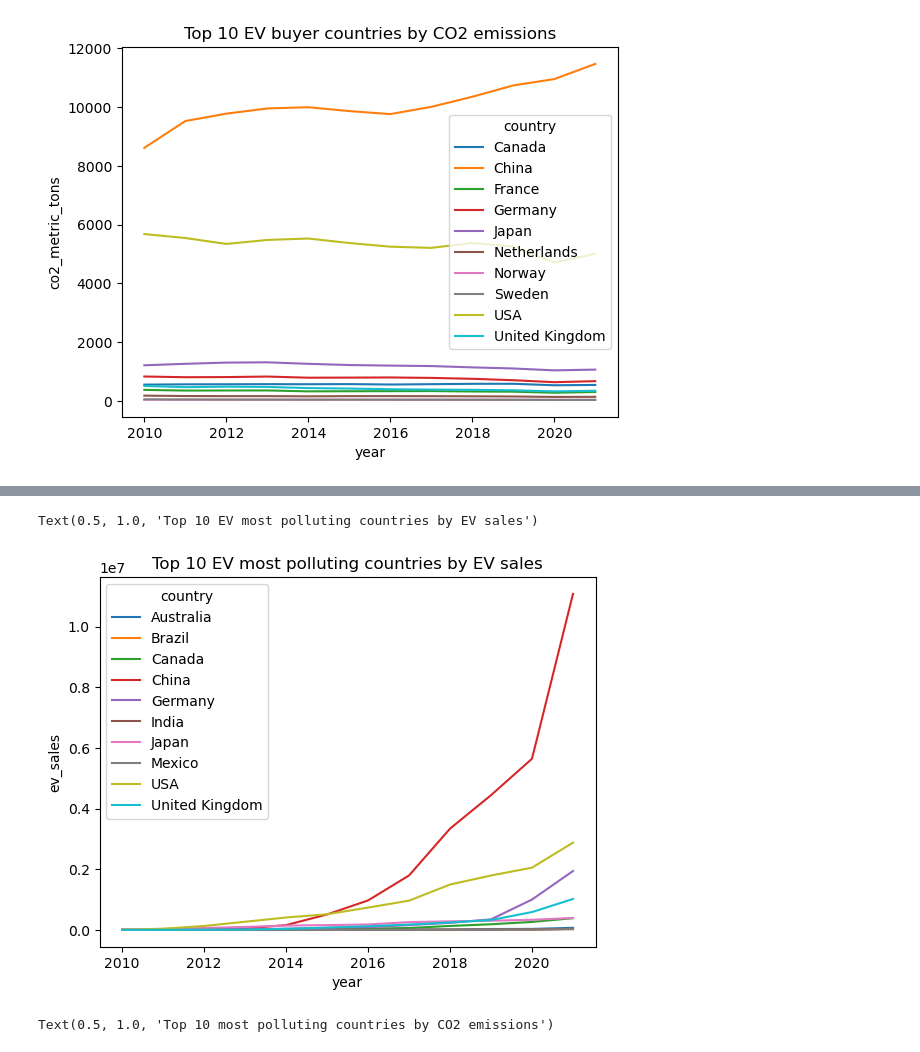
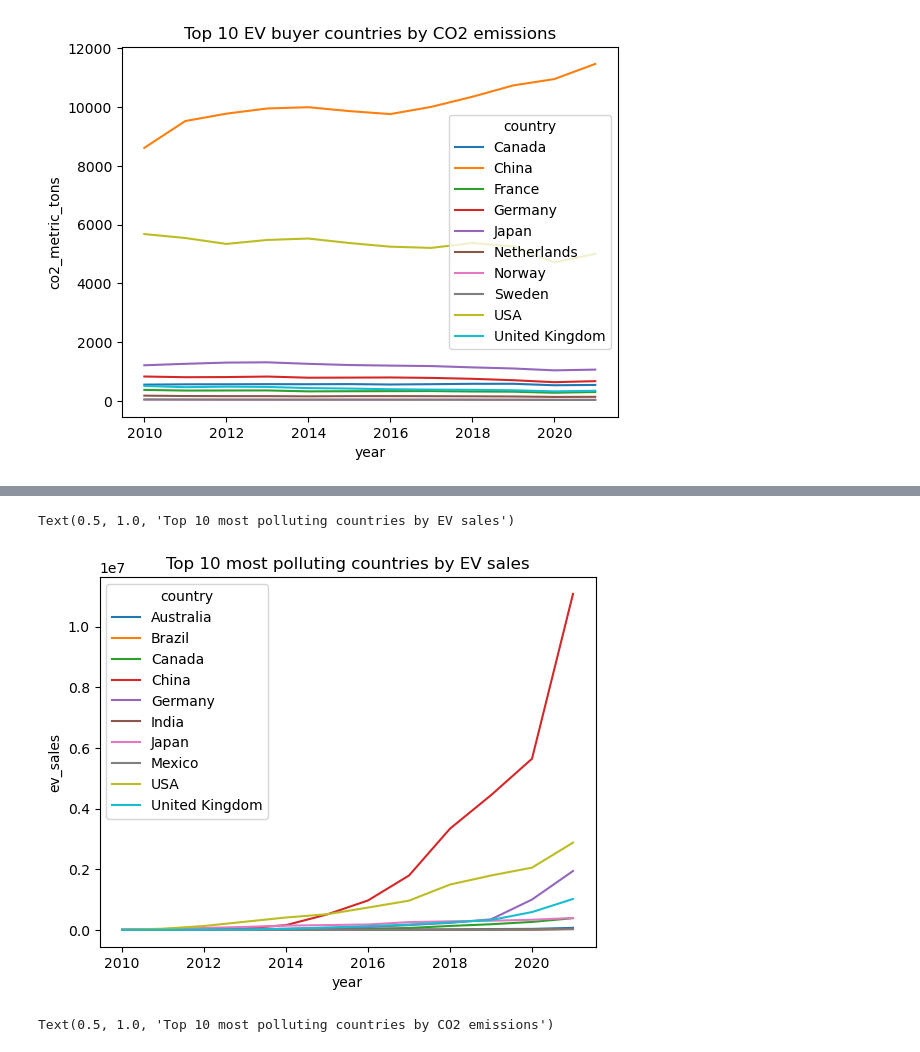
Before and after one commit to TebasMartinez/mini-project-sql-database, a Jupyter notebook: Data Visualization.ipynb, the cells around one changed output, grey strips where cells are left out. Drawn from its saved outputs; the diff is of its cells as text; code cells hidden in the pictures.

```diff
--- a/Data Visualization.ipynb
+++ b/Data Visualization.ipynb
@@ -163,9 +152,9 @@ top10co
 # %%
 sns.lineplot(data=top10co, x='year', y='ev_sales', hue='country')
-plt.title("Top 10 EV most polluting countries by EV sales")
+plt.title("Top 10 most polluting countries by EV sales")
 # %% [output]
-Text(0.5, 1.0, 'Top 10 EV most polluting countries by EV sales')
+Text(0.5, 1.0, 'Top 10 most polluting countries by EV sales')
-[figure, old version]
+[figure, new version]
 # %%
 sns.lineplot(data=top10co, x='year', y='co2_metric_tons', hue='country')
 plt.title("Top 10 most polluting countries by CO2 emissions")
```
Also changed, not shown: parts of 9 cells of this notebook, 3 other files.
